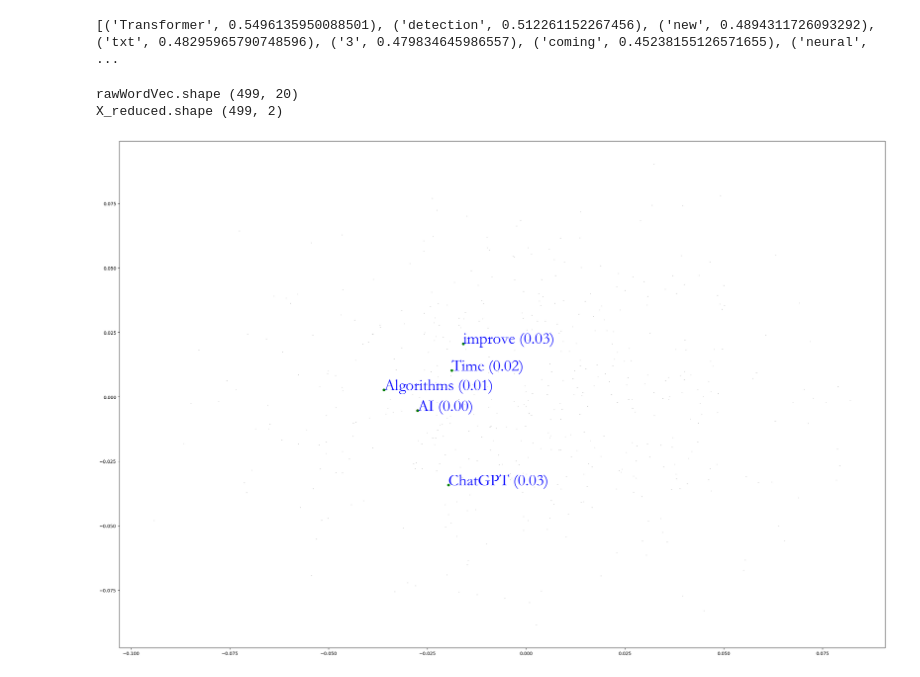
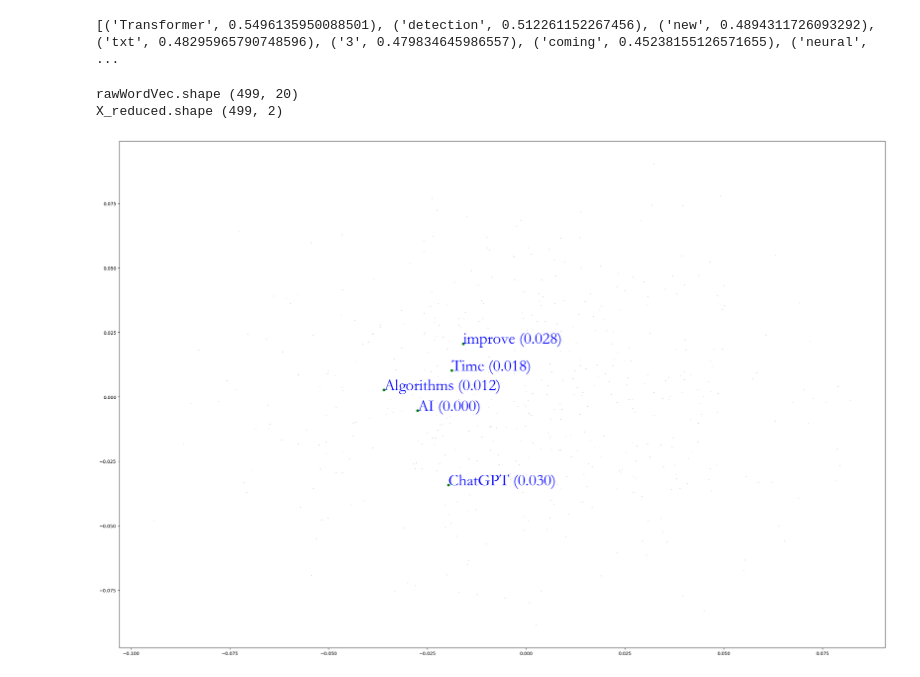
Before and after one commit to KunChen-tw/DeepLearning, a Jupyter notebook: Practice_6_2.ipynb, the cells around one changed output. Saved outputs shown, nothing was run; the diff lists cells and outputs as text; code cells hidden in the pictures.

```diff
--- a/Practice_6_2.ipynb
+++ b/Practice_6_2.ipynb
@@ -72,36 +72,32 @@ ax.plot(X_reduced[:, 0], X_reduced[:, 1], '.', markersize = 1, alpha = 0.3, colo
 
 # Draw a vector of several special words
 words = ['machine', 'learning', 'Algorithms', 'papers', 'AI', 'ChatGPT', 'language', 'analysis', 'Time', 'Models', 'Voice', 'improve', 'deep']
 # Set the Chinese font, otherwise the Chinese cannot be displayed on the graph
 zhfont1 = matplotlib.font_manager.FontProperties(fname='./chinese_song.ttf', size=35)
 
 xyAI = X_reduced[word2ind['AI']]
 
 # 用來儲存字串與 'AI' 之間的距離
 distances = []
 
 # 計算每個字串到 'AI' 的距離
 for w in words:
     if w in word2ind:
         ind = word2ind[w]
         xy = X_reduced[ind]
         # 計算歐氏距離
         distance = np.linalg.norm(xy - xyAI)
         distances.append((w, xy, distance))
 
 # 根據距離排序，並取出最接近的前五名
 closest_words = sorted(distances, key=lambda x: x[2])[:5]
 
-# 繪製 'AI' 的座標點和文字標籤
-plt.plot(xyAI[0], xyAI[1], '.', alpha=1, color='red', markersize=10)
-plt.text(xyAI[0], xyAI[1], 'AI', fontproperties=zhfont1, alpha=1, color='blue')
-
 # 繪製最接近的前五個字串的座標點和文字標籤
 for word, xy, dist in closest_words:
     plt.plot(xy[0], xy[1], '.', alpha=1, color='green', markersize=10)
     # 顯示字串名稱和距離
-    plt.text(xy[0], xy[1], f"{word} ({dist:.2f})", fontproperties=zhfont1, alpha=1, color='blue')
+    plt.text(xy[0], xy[1], f"{word} ({dist:.3f})", fontproperties=zhfont1, alpha=1, color='blue')
 # %% [output]
 rawWordVec.shape (499, 20)
 X_reduced.shape (499, 2)
-[figure, old version]
+[figure, new version]
```
